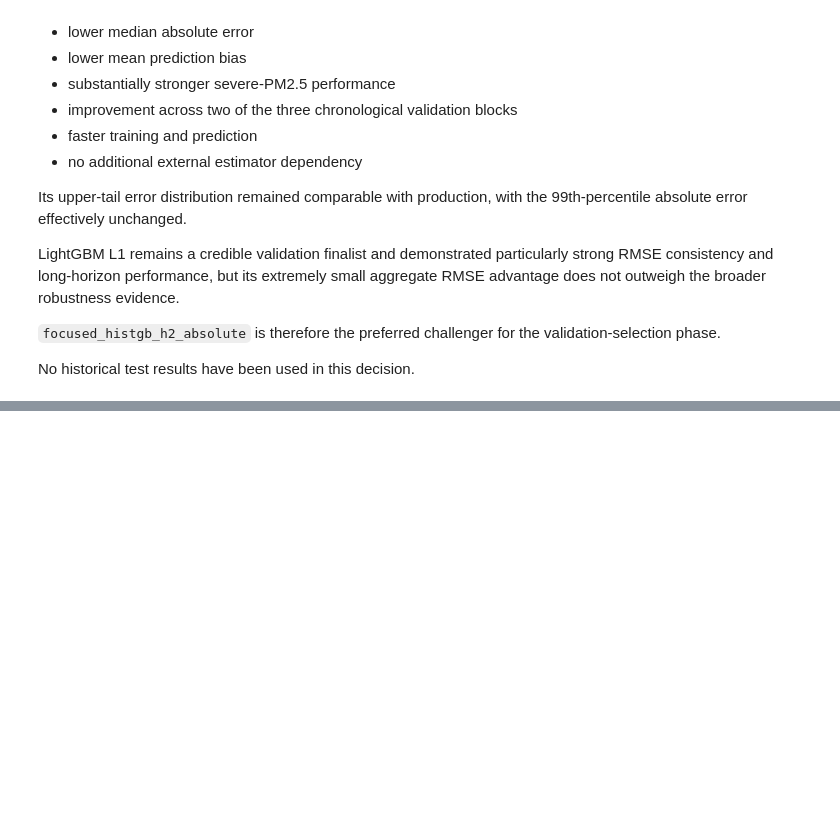
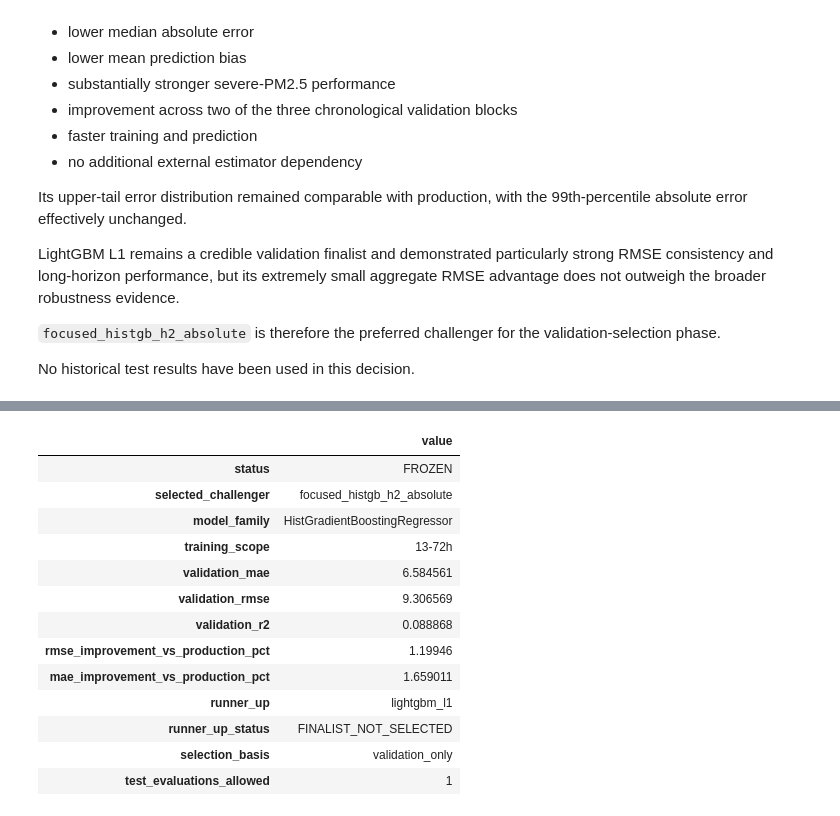
Before and after one commit to riyanj220/pearls-aqi-predictor, a Jupyter notebook: notebooks/12_model_challenger_benchmark.ipynb, the cells around one changed output, grey strips where cells are left out. Drawn from its saved outputs; the diff is of its cells as text; code cells hidden in the pictures; blank space fills up the shorter version.

Commit message:
docs(notebooks): freeze validation challenger selection

```diff
--- a/notebooks/12_model_challenger_benchmark.ipynb
+++ b/notebooks/12_model_challenger_benchmark.ipynb
@@ -10105,0 +10150,83 @@ No historical test results have been used in this decision.
+# %%
+SELECTED_CHALLENGER_KEY = (
+    "focused_histgb_h2_absolute"
+)
+
+SELECTED_CHALLENGER_MODEL = (
+    focused_histgb_h2_model
+)
+
+selected_challenger_result = (
+    benchmark_results[
+        SELECTED_CHALLENGER_KEY
+    ]
+)
+# %%
+validation_selection = {
+    "status": "FROZEN",
+    "selected_challenger": (
+        SELECTED_CHALLENGER_KEY
+    ),
+    "model_family": (
+        selected_challenger_result[
+            "model_family"
+        ]
+    ),
+    "training_scope": (
+        selected_challenger_result[
+            "training_scope"
+        ]
+    ),
+    "validation_mae": (
+        selected_challenger_result[
+            "overall_metrics"
+        ]["mae"]
+    ),
+    "validation_rmse": (
+        selected_challenger_result[
+            "overall_metrics"
+        ]["rmse"]
+    ),
+    "validation_r2": (
+        selected_challenger_result[
+            "overall_metrics"
+        ]["r2"]
+    ),
+    "rmse_improvement_vs_production_pct": (
+        best_histgb_rmse_improvement
+    ),
+    "mae_improvement_vs_production_pct": (
+        best_histgb_mae_improvement
+    ),
+    "runner_up": "lightgbm_l1",
+    "runner_up_status": (
+        "FINALIST_NOT_SELECTED"
+    ),
+    "selection_basis": (
+        "validation_only"
+    ),
+    "test_evaluations_allowed": 1,
+}
+
+
+display(
+    pd.Series(
+        validation_selection,
+        name="value",
+    ).to_frame()
+)
+# %% [output]
+|  | value |
+| status | FROZEN |
+| selected_challenger | focused_histgb_h2_absolute |
+| model_family | HistGradientBoostingRegressor |
+| training_scope | 13-72h |
+| validation_mae | 6.584561 |
+| validation_rmse | 9.306569 |
+| validation_r2 | 0.088868 |
+| rmse_improvement_vs_production_pct | 1.19946 |
+| mae_improvement_vs_production_pct | 1.659011 |
+| runner_up | lightgbm_l1 |
+| runner_up_status | FINALIST_NOT_SELECTED |
+| selection_basis | validation_only |
+| test_evaluations_allowed | 1 |
```
Also changed, not shown: parts of 3 cells of this notebook.
